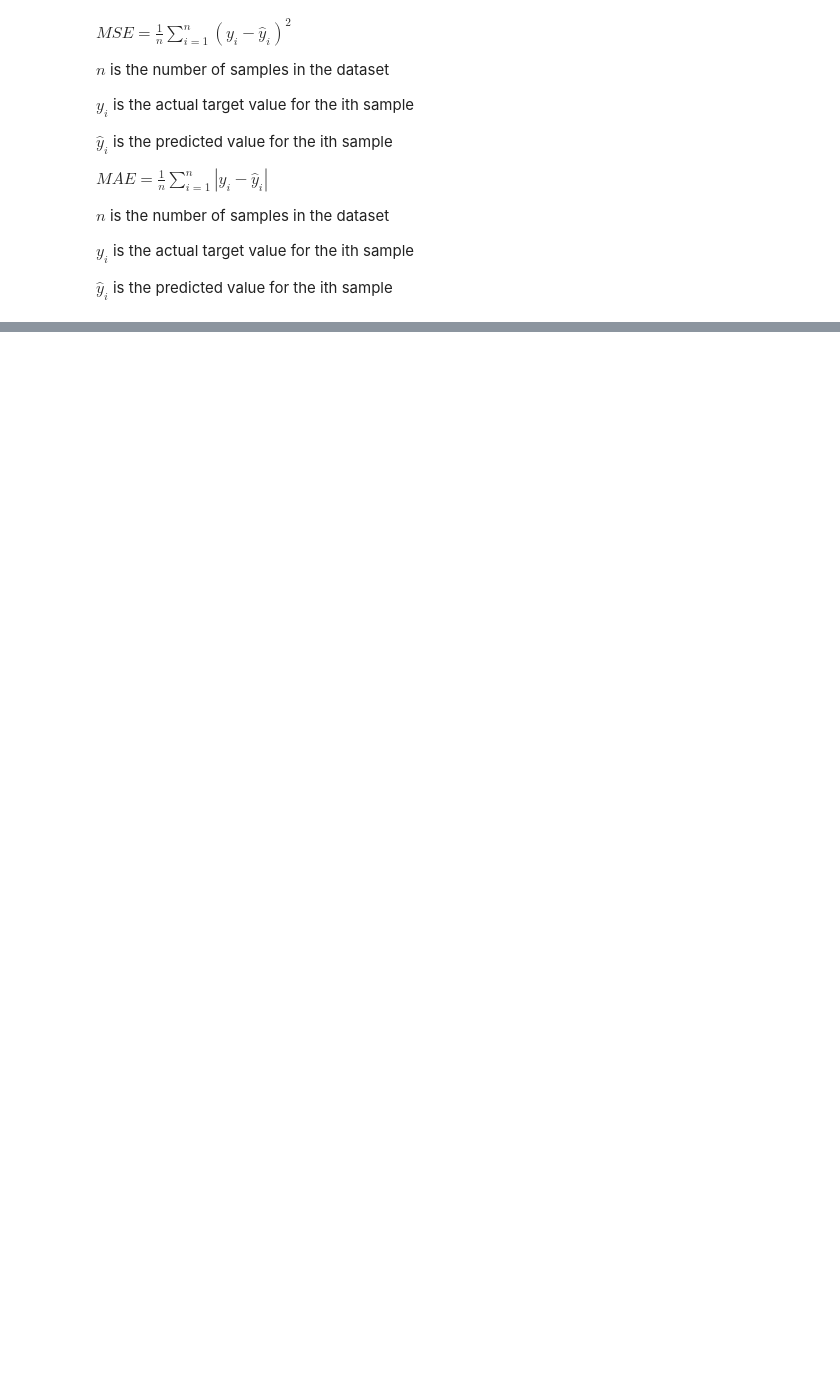
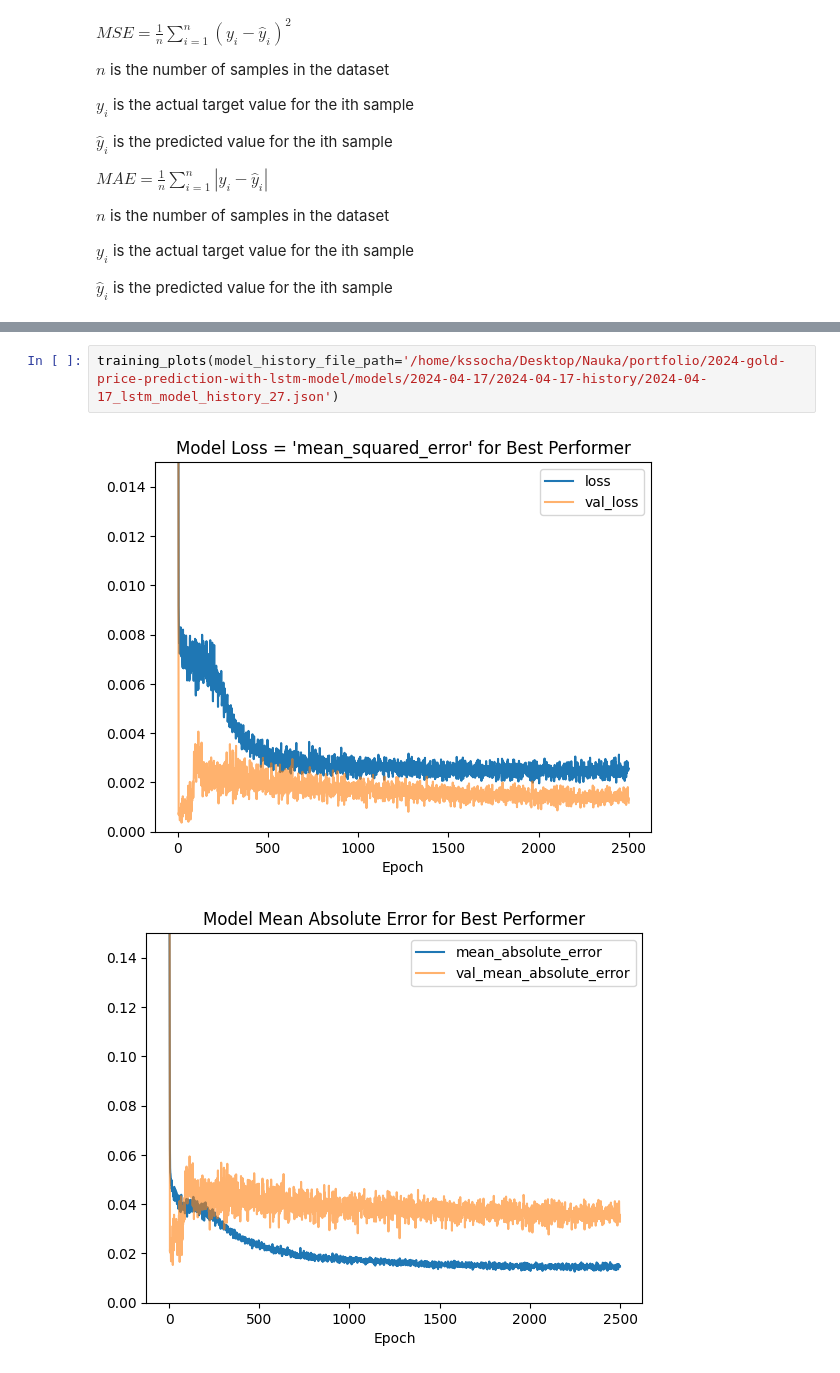
Before and after one commit to kssocha/2024-gold-price-prediction-with-lstm-model, a Jupyter notebook: notebooks/1.0-kss-lstm-model.ipynb, the cells around one changed output, grey strips where cells are left out. Saved outputs shown, nothing was run; the diff lists cells and outputs as text; blank space fills up the shorter version.

```diff
--- a/notebooks/1.0-kss-lstm-model.ipynb
+++ b/notebooks/1.0-kss-lstm-model.ipynb
@@ -535,0 +611,5 @@ models_summary_4l_1d.to_csv('/home/kssocha/Desktop/Nauka/portfolio/2024-gold-pri
+# %%
+training_plots(model_history_file_path='/home/kssocha/Desktop/Nauka/portfolio/2024-gold-price-prediction-with-lstm-model/models/2024-04-17/2024-04-17-history/2024-04-17_lstm_model_history_27.json')
+# %% [output]
+[figure, added]
+[figure, added]
```
Also changed, not shown: parts of 74 cells of this notebook, 7 other files.
